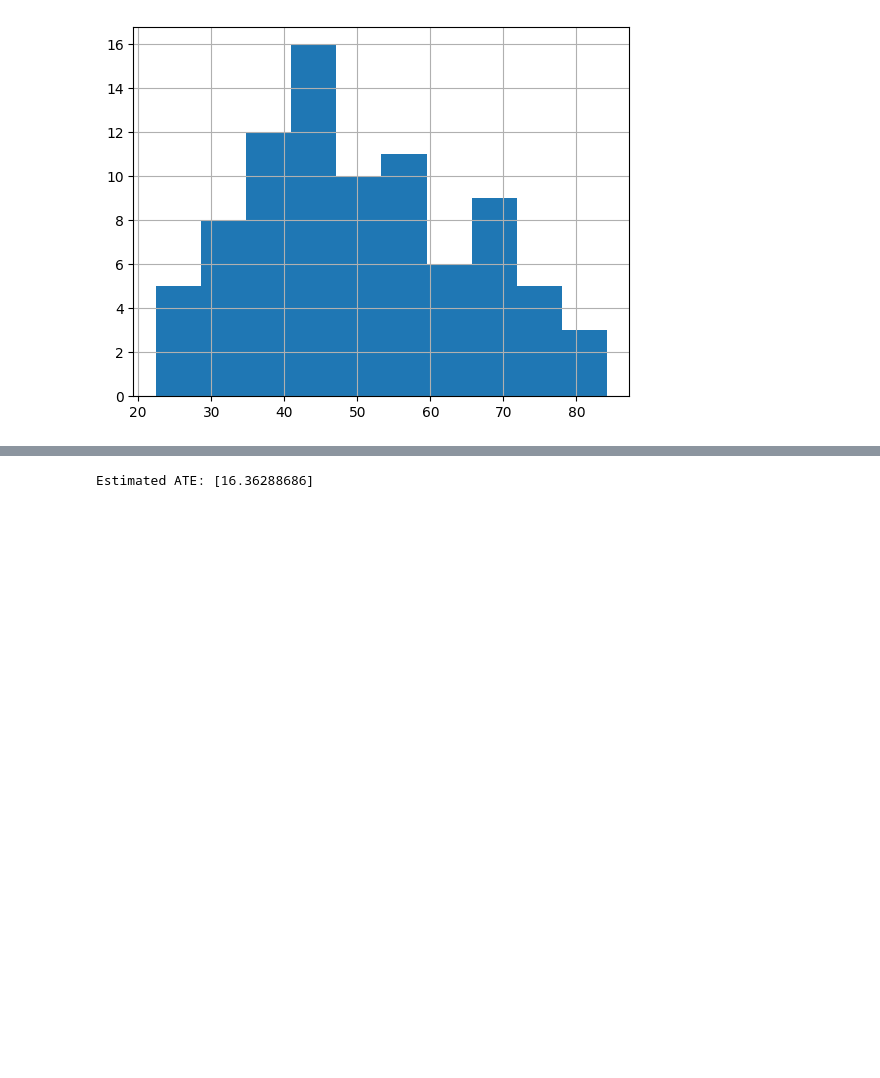
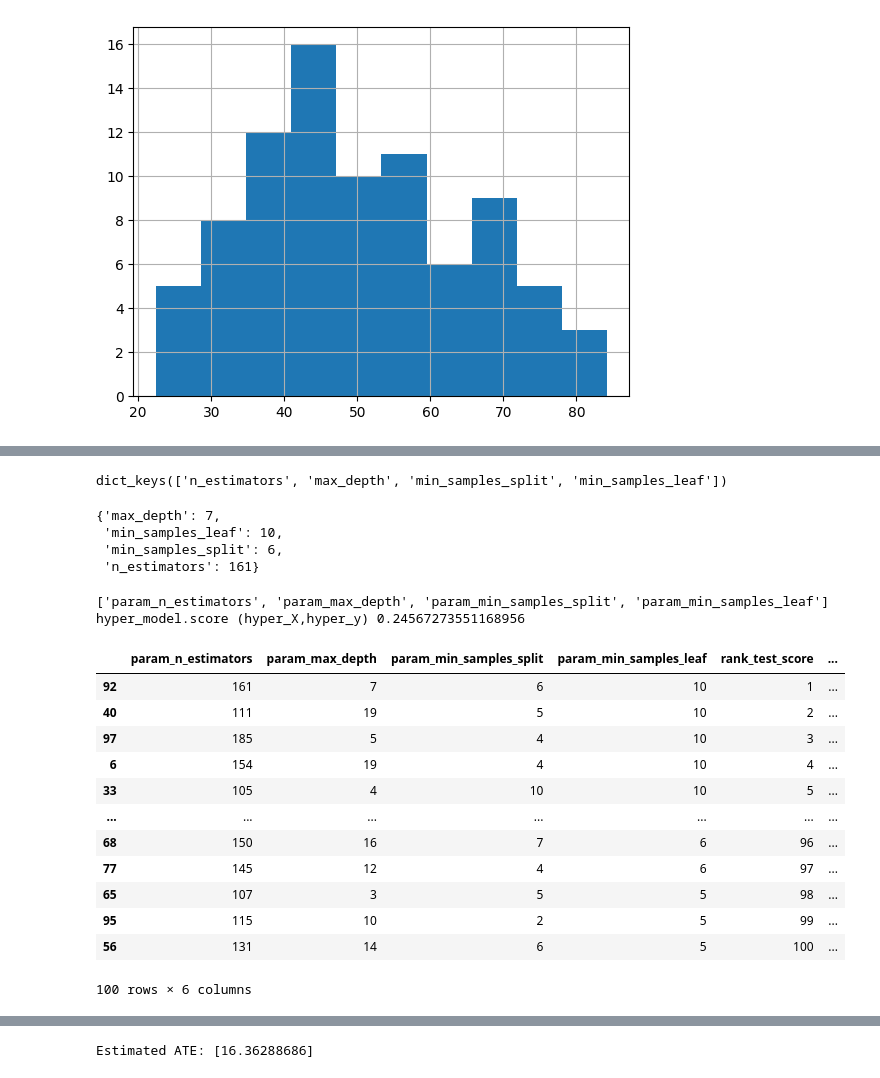
Before and after one commit to Eezzeldin/candy, a Jupyter notebook: candy.ipynb, the cells around one changed output, grey strips where cells are left out. Drawn from its saved outputs; the diff is of its cells as text; code cells hidden in the pictures; blank space fills up the shorter version.

```diff
--- a/candy.ipynb
+++ b/candy.ipynb
@@ -131,0 +196,44 @@ X.join (y).to_csv ("ATE_pp.csv")
+# %%
+param_dist.keys()
+# %% [output]
+dict_keys(['n_estimators', 'max_depth', 'min_samples_split', 'min_samples_leaf'])
+# %%
+best_params
+# %% [output]
+{'max_depth': 7,
+ 'min_samples_leaf': 10,
+ 'min_samples_split': 6,
+ 'n_estimators': 161}
+# %%
+from sklearn.linear_model import LinearRegression
+
+hyper_modelparam_features = ["param_" + p for p in  list (param_dist.keys())]
+print (hyper_modelparam_features)
+hyper_X                   = cv_df [hyper_modelparam_features]
+hyper_y_name              = "rank_test_score"
+hyper_y                   = cv_df [hyper_y_name ]
+
+hyper_model               = LinearRegression ()
+hyper_model.fit (hyper_X,hyper_y)
+
+print ("hyper_model.score (hyper_X,hyper_y)", hyper_model.score (hyper_X,hyper_y))
+
+hyper_y_pred             = hyper_model.predict (hyper_X)
+hyper_df                 = (hyper_X.join (hyper_y)).join (pd.DataFrame (hyper_y_pred,columns = ["hyper_y_pred"]))
+hyper_df.sort_values ("rank_test_score")
+# %% [output]
+['param_n_estimators', 'param_max_depth', 'param_min_samples_split', 'param_min_samples_leaf']
+hyper_model.score (hyper_X,hyper_y) 0.24567273551168956
+|  | param_n_estimators | param_max_depth | param_min_samples_split | param_min_samples_leaf | rank_test_score | ... |
+| 92 | 161 | 7 | 6 | 10 | 1 | ... |
+| 40 | 111 | 19 | 5 | 10 | 2 | ... |
+| 97 | 185 | 5 | 4 | 10 | 3 | ... |
+| 6 | 154 | 19 | 4 | 10 | 4 | ... |
+| 33 | 105 | 4 | 10 | 10 | 5 | ... |
+| ... | ... | ... | ... | ... | ... | ... |
+| 68 | 150 | 16 | 7 | 6 | 96 | ... |
+| 77 | 145 | 12 | 4 | 6 | 97 | ... |
+| 65 | 107 | 3 | 5 | 5 | 98 | ... |
+| 95 | 115 | 10 | 2 | 5 | 99 | ... |
+| 56 | 131 | 14 | 6 | 5 | 100 | ... |
+100 rows × 6 columns
```
Also changed, not shown: parts of 9 cells of this notebook.
